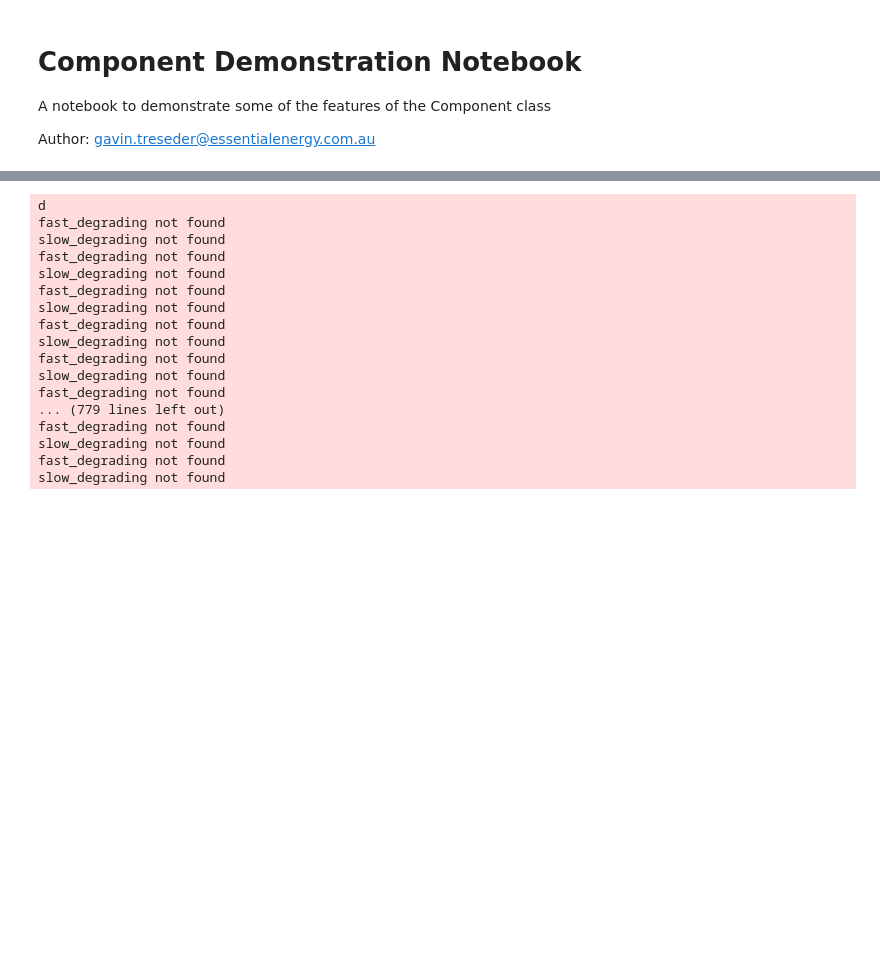
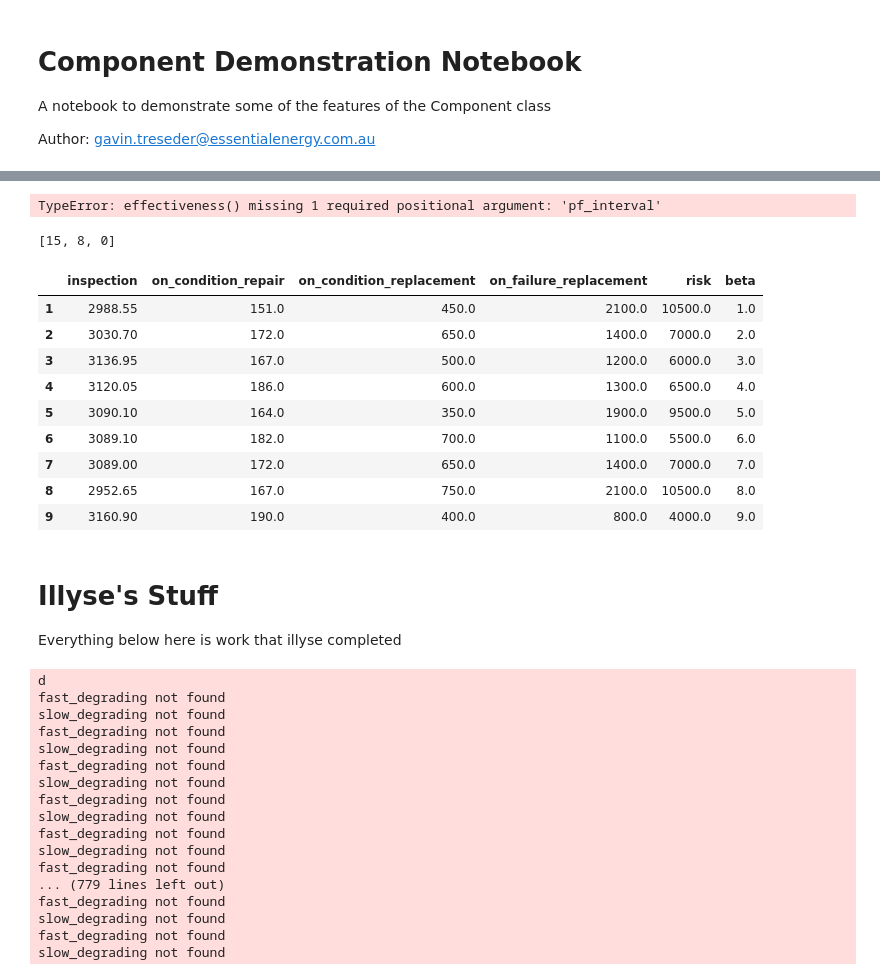
Before and after one commit to gavintreseder/pof, a Jupyter notebook: notebooks/component.ipynb, the cells around one changed output, grey strips where cells are left out. Saved outputs shown, nothing was run; the diff lists cells and outputs as text; code cells hidden in the pictures; blank space fills up the shorter version.

```diff
--- a/notebooks/component.ipynb
+++ b/notebooks/component.ipynb
@@ -46,0 +61,5 @@ slow_degrading not found
+# %%
+comp.fm['fast_aging'].inspection_effectiveness()
+comp.fm['fast_aging'].tasks['inspection'].effectiveness(pf_interval=)
+# %% [output]
+TypeError: effectiveness() missing 1 required positional argument: 'pf_interval'
@@ -46,0 +68,6 @@ slow_degrading not found
+# %%
+pf_interval = [cond['pf_interval'] for cond in fm.conditions.values() if 'pf_interval' in cond]
+pf_interval.append(fm.pf_interval)
+pf_interval
+# %% [output]
+[15, 8, 0]
@@ -47,3 +76,21 @@ slow_degrading not found
+# %%
+df, df_active = comp.expected_sensitivity(var_name = 'comp-fm-random-dists-untreated-beta', lower=1, upper=10)
+# %%
+df
+# %% [output]
+|  | inspection | on_condition_repair | on_condition_replacement | on_failure_replacement | risk | beta |
+| 1 | 2988.55 | 151.0 | 450.0 | 2100.0 | 10500.0 | 1.0 |
+| 2 | 3030.70 | 172.0 | 650.0 | 1400.0 | 7000.0 | 2.0 |
+| 3 | 3136.95 | 167.0 | 500.0 | 1200.0 | 6000.0 | 3.0 |
+| 4 | 3120.05 | 186.0 | 600.0 | 1300.0 | 6500.0 | 4.0 |
+| 5 | 3090.10 | 164.0 | 350.0 | 1900.0 | 9500.0 | 5.0 |
+| 6 | 3089.10 | 182.0 | 700.0 | 1100.0 | 5500.0 | 6.0 |
+| 7 | 3089.00 | 172.0 | 650.0 | 1400.0 | 7000.0 | 7.0 |
+| 8 | 2952.65 | 167.0 | 750.0 | 2100.0 | 10500.0 | 8.0 |
+| 9 | 3160.90 | 190.0 | 400.0 | 800.0 | 4000.0 | 9.0 |
+# %% [markdown]
+# Illyse's Stuff
+Everything below here is work that illyse completed
 # %%
 def update_pof_figure2():
 
```
Also changed, not shown: parts of 7 cells of this notebook, 5 other files.
